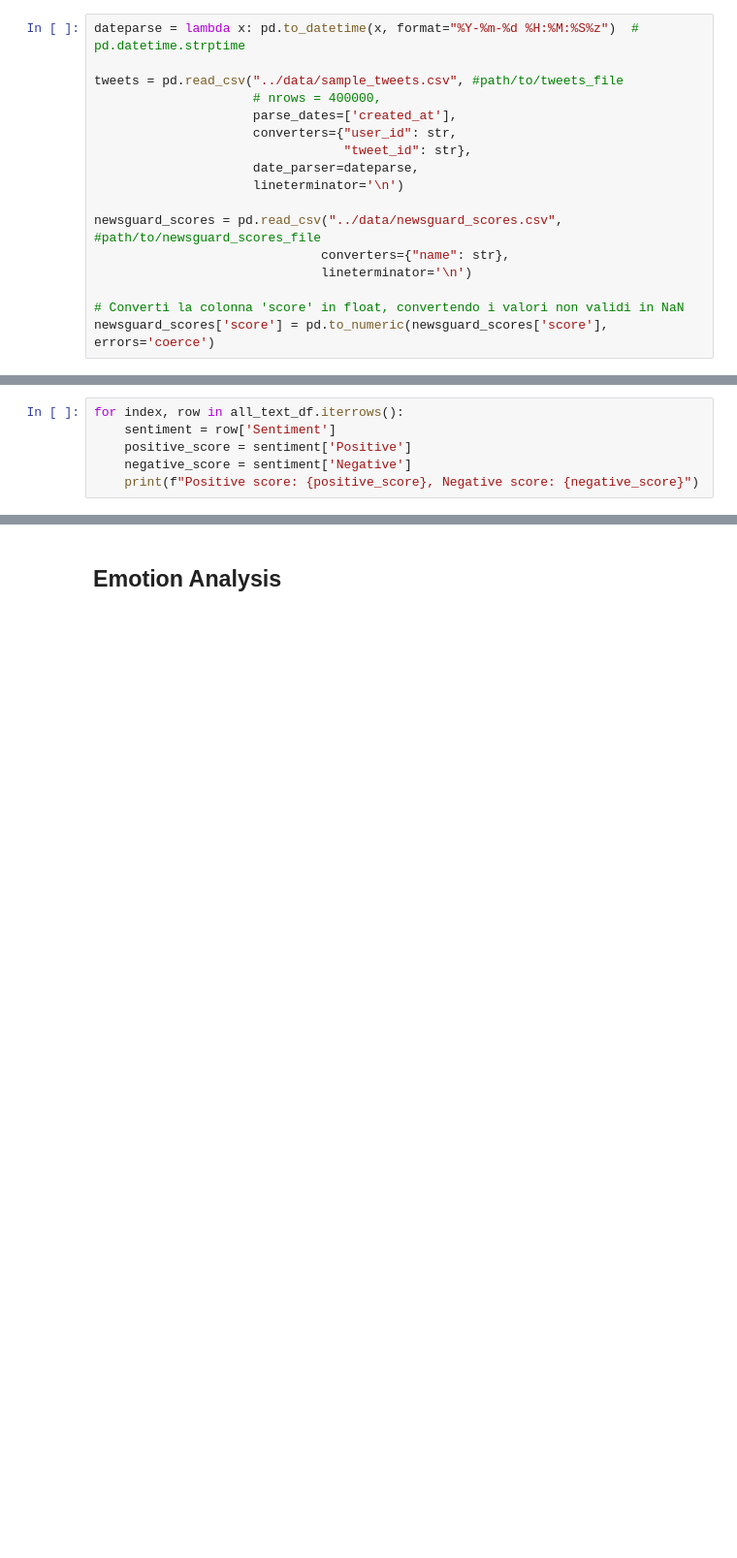
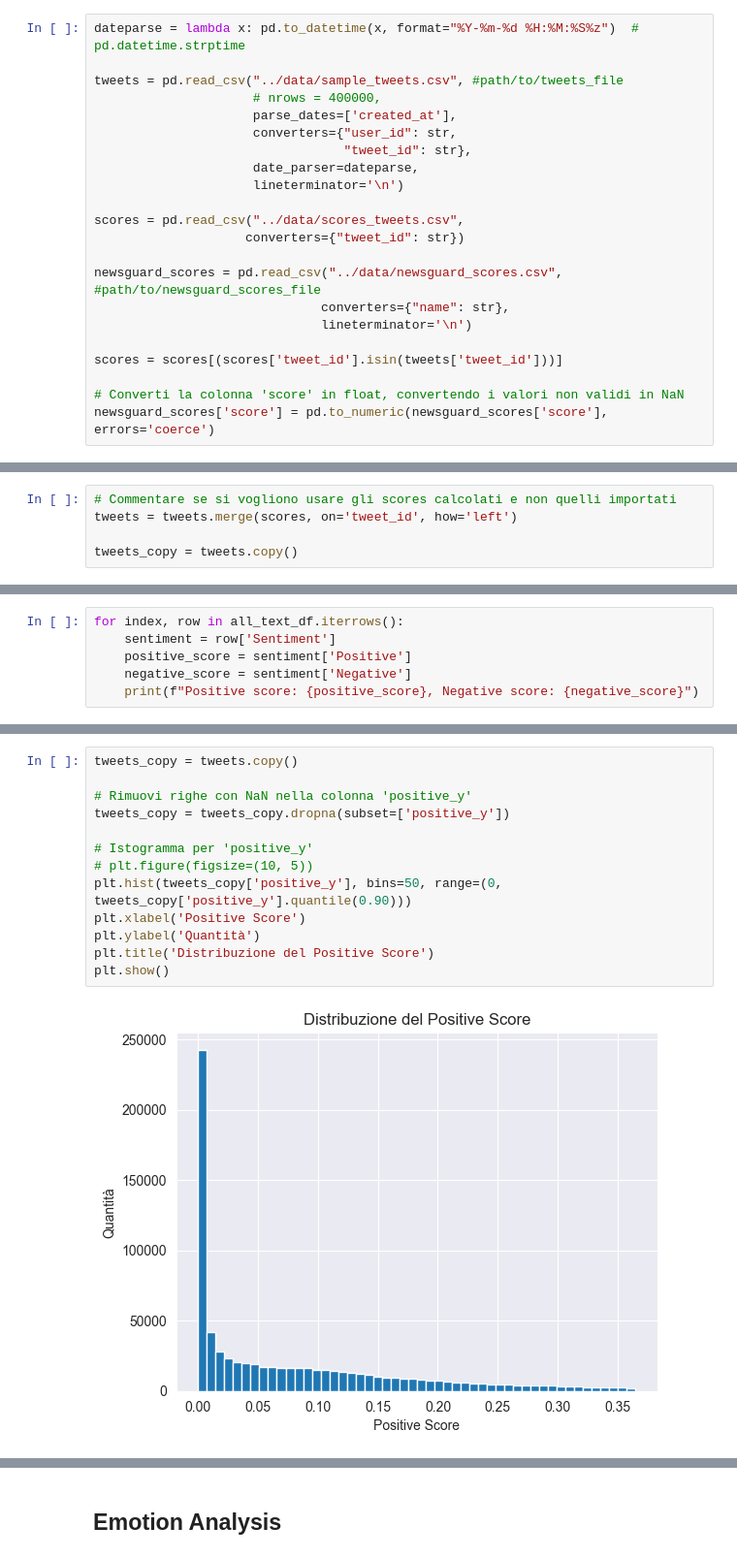
Before and after one commit to davisf20/characterization-of-user-misbehavior-in-online-social-media, a Jupyter notebook: notebooks/textAnalysis.ipynb, the cells around one changed output, grey strips where cells are left out. Shown: that part at 97% size. Cells and saved outputs as stored; diff of their text form; blank space fills up the shorter version.

Commit message:
feat: plots with imported score

```diff
--- a/notebooks/textAnalysis.ipynb
+++ b/notebooks/textAnalysis.ipynb
@@ -27,9 +29,14 @@ tweets = pd.read_csv("../data/sample_tweets.csv", #path/to/tweets_file
                      date_parser=dateparse,
                      lineterminator='\n')
 
+scores = pd.read_csv("../data/scores_tweets.csv",
+                    converters={"tweet_id": str})
+
 newsguard_scores = pd.read_csv("../data/newsguard_scores.csv", #path/to/newsguard_scores_file
                               converters={"name": str},
                               lineterminator='\n')
 
+scores = scores[(scores['tweet_id'].isin(tweets['tweet_id']))]
+
 # Converti la colonna 'score' in float, convertendo i valori non validi in NaN
 newsguard_scores['score'] = pd.to_numeric(newsguard_scores['score'], errors='coerce')
@@ -38,3 +43,8 @@ tweets_copy = tweets.copy()
+# %%
+# Commentare se si vogliono usare gli scores calcolati e non quelli importati
+tweets = tweets.merge(scores, on='tweet_id', how='left')
+
+tweets_copy = tweets.copy()
 # %% [markdown]
 ## Preprocessing
 # %%
@@ -86,0 +101,15 @@ for index, row in all_text_df.iterrows():
+# %%
+tweets_copy = tweets.copy()
+
+# Rimuovi righe con NaN nella colonna 'positive_y'
+tweets_copy = tweets_copy.dropna(subset=['positive_y'])
+
+# Istogramma per 'positive_y'
+# plt.figure(figsize=(10, 5))
+plt.hist(tweets_copy['positive_y'], bins=50, range=(0, tweets_copy['positive_y'].quantile(0.90)))
+plt.xlabel('Positive Score')
+plt.ylabel('Quantità')
+plt.title('Distribuzione del Positive Score')
+plt.show()
+# %% [output]
+[figure, added]
```
Also changed, not shown: parts of 10 cells of this notebook.
